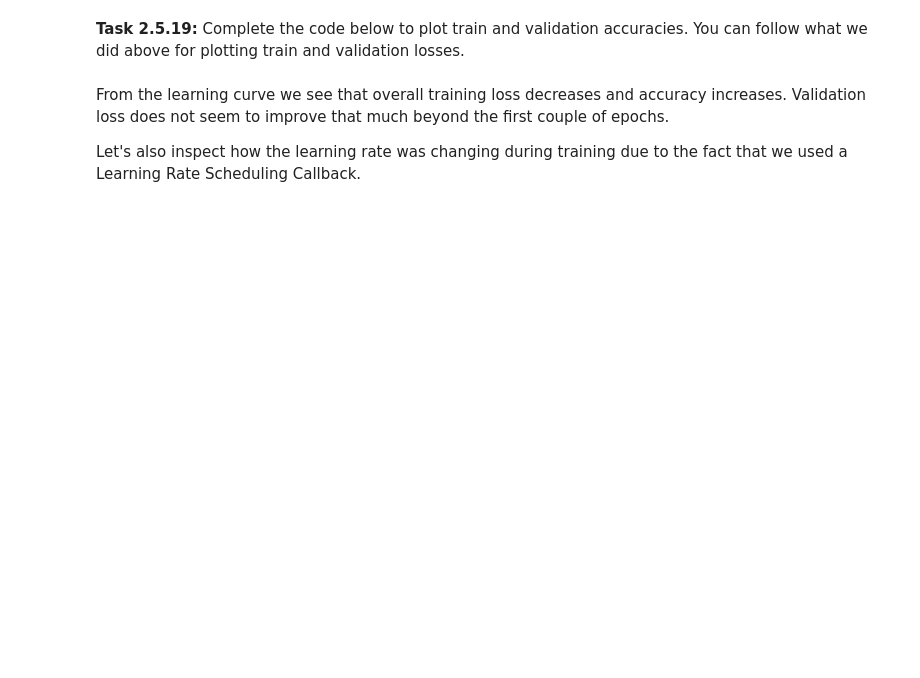
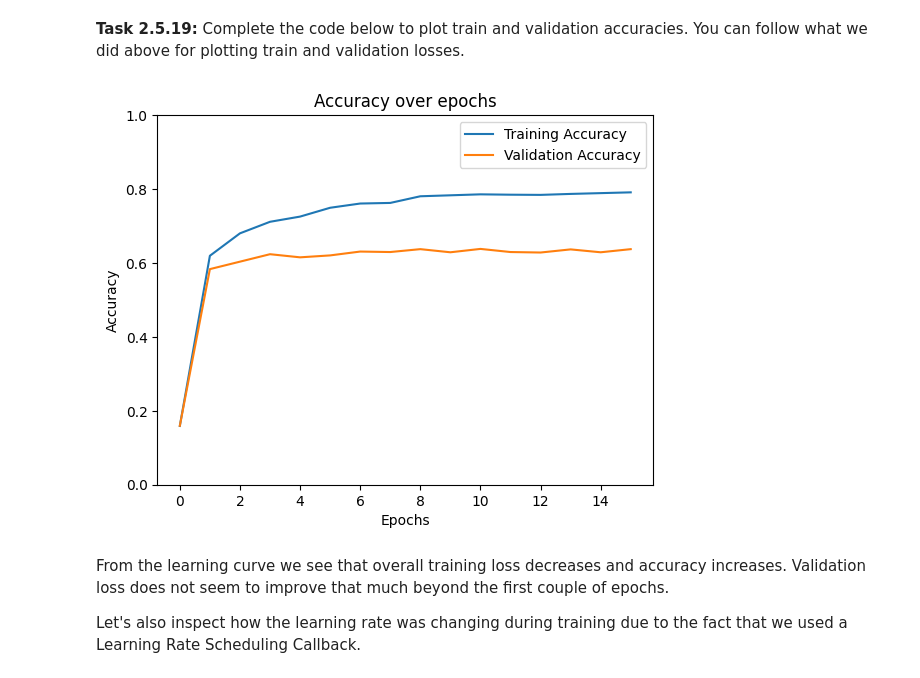
Before and after one commit to maxim-eyengue/WQU-Applied-AI-Lab, a Jupyter notebook: P02_Crop_Disease_Uganda/025-callbacks.ipynb, the cells around one changed output. Cells and saved outputs as stored; diff of their text form; code cells hidden in the pictures; blank space fills up the shorter version.

Commit message:
added the update of the 5th notebook when training the model

```diff
--- a/P02_Crop_Disease_Uganda/025-callbacks.ipynb
+++ b/P02_Crop_Disease_Uganda/025-callbacks.ipynb
@@ -605,15 +888,20 @@ plt.legend();
 # %% [markdown]
 **Task 2.5.19:** Complete the code below to plot train and validation accuracies. You can follow what we did above for plotting train and validation losses.
 # %%
-# Plot train accuracies, use label="Training Accuracy"
-
-# Plot validation accuracies, use label="Validation Accuracy"
-
+# Accuracy cross - validation curves
+# Plot train accuracies, use label = "Training Accuracy"
+plt.plot(train_accuracies, label = "Training Accuracy")
+# Plot validation accuracies, use label = "Validation Accuracy"
+plt.plot(valid_accuracies, label = "Validation Accuracy")
+# Limit the axis for a better visualization
 plt.ylim([0, 1])
+# Add titles and legend
 plt.title("Accuracy over epochs")
 plt.xlabel("Epochs")
 plt.ylabel("Accuracy")
 plt.legend();
+# %% [output]
+[figure, added]
 # %% [markdown]
 From the learning curve we see that overall training loss decreases and accuracy increases. Validation loss does not seem to improve that much beyond the first couple of epochs.
 
```
Also changed, not shown: parts of 39 cells of this notebook.
